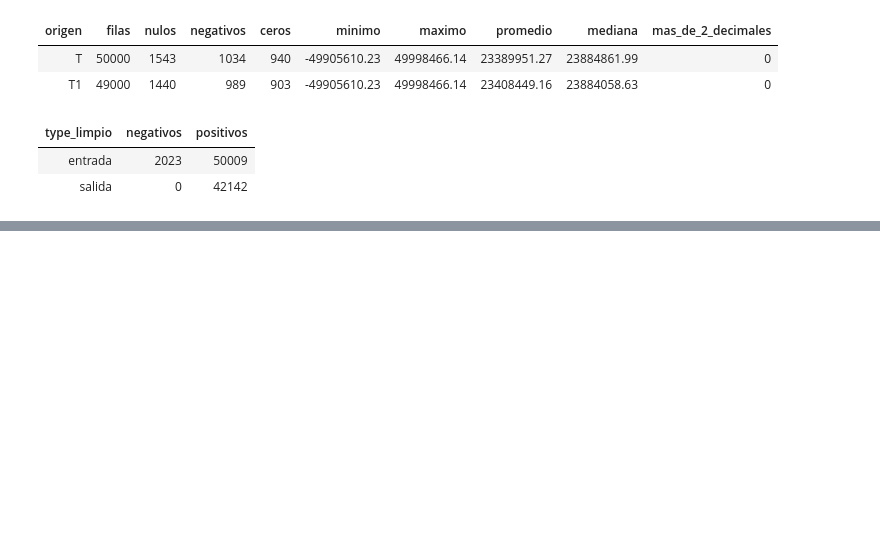
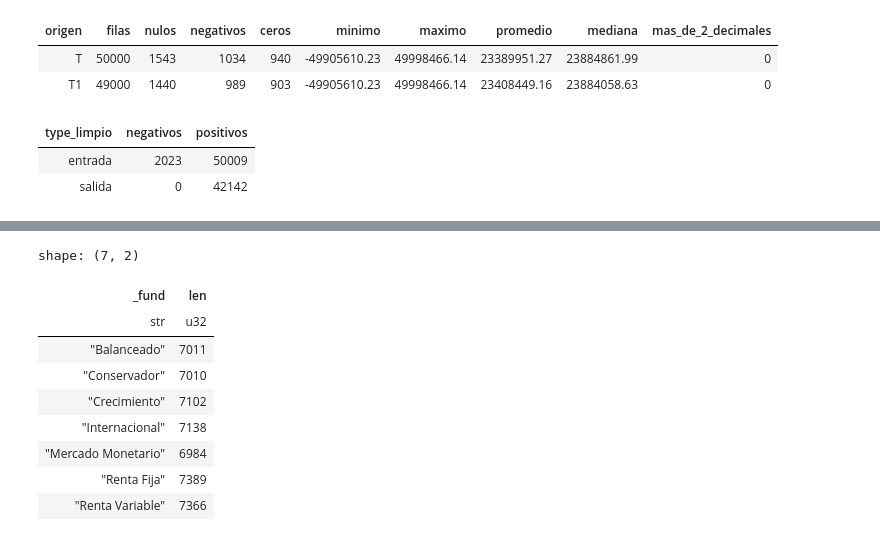
Before and after one commit to alexandergenes/tyba-pipeline, a Jupyter notebook: notebooks/exploracion.ipynb, the cells around one changed output, grey strips where cells are left out. Cells and saved outputs as stored; diff of their text form; code cells hidden in the pictures; blank space fills up the shorter version.

```diff
--- a/notebooks/exploracion.ipynb
+++ b/notebooks/exploracion.ipynb
@@ -505,0 +542,13 @@ WHERE type_limpio = 'entrada' AND amount < 0
+# %%
+df.group_by("_fund").len().sort("_fund")
+# %% [output]
+shape: (7, 2)
+| _fund | len |
+| str | u32 |
+| "Balanceado" | 7011 |
+| "Conservador" | 7010 |
+| "Crecimiento" | 7102 |
+| "Internacional" | 7138 |
+| "Mercado Monetario" | 6984 |
+| "Renta Fija" | 7389 |
+| "Renta Variable" | 7366 |
```
Also changed, not shown: parts of 21 cells of this notebook.
